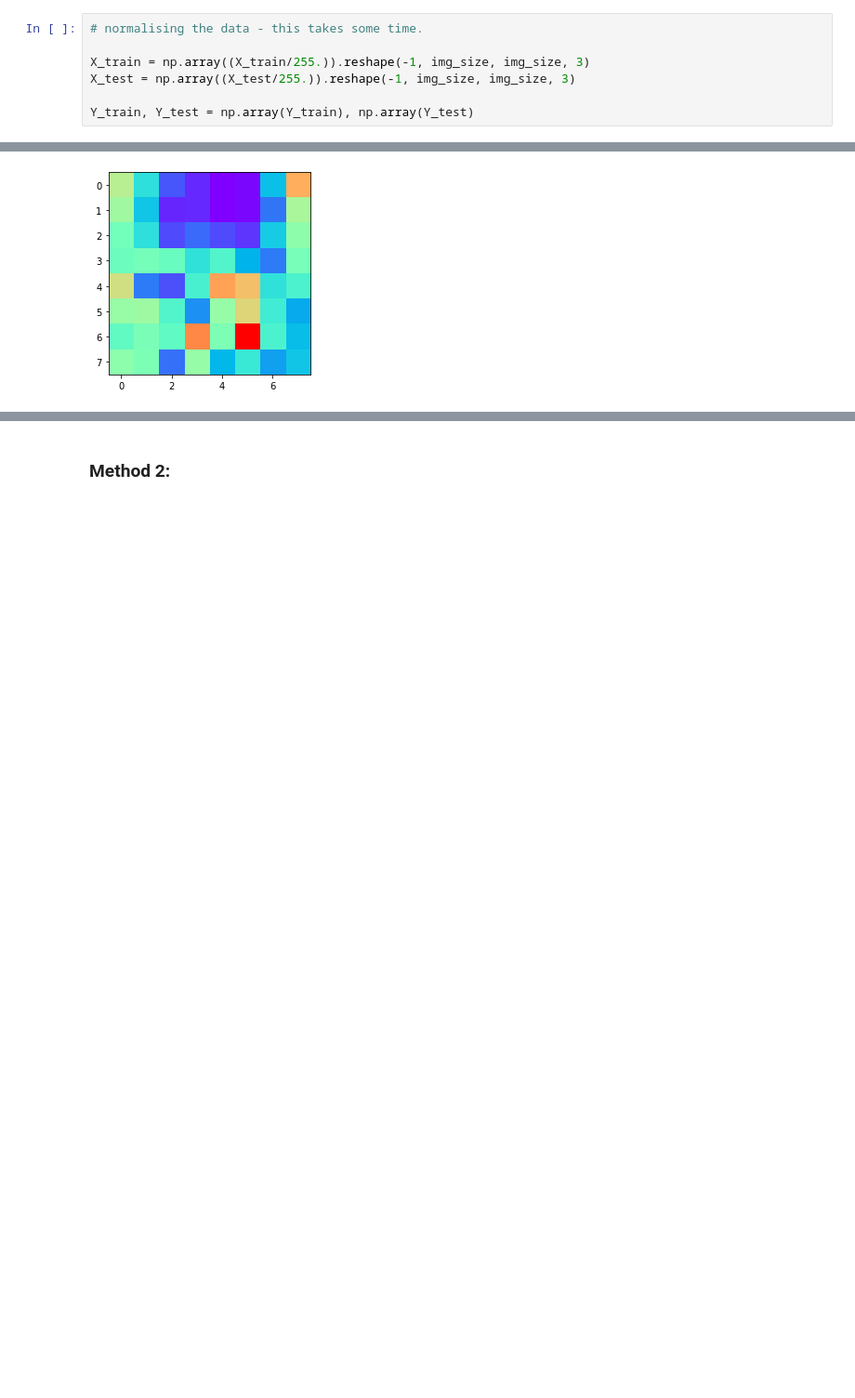
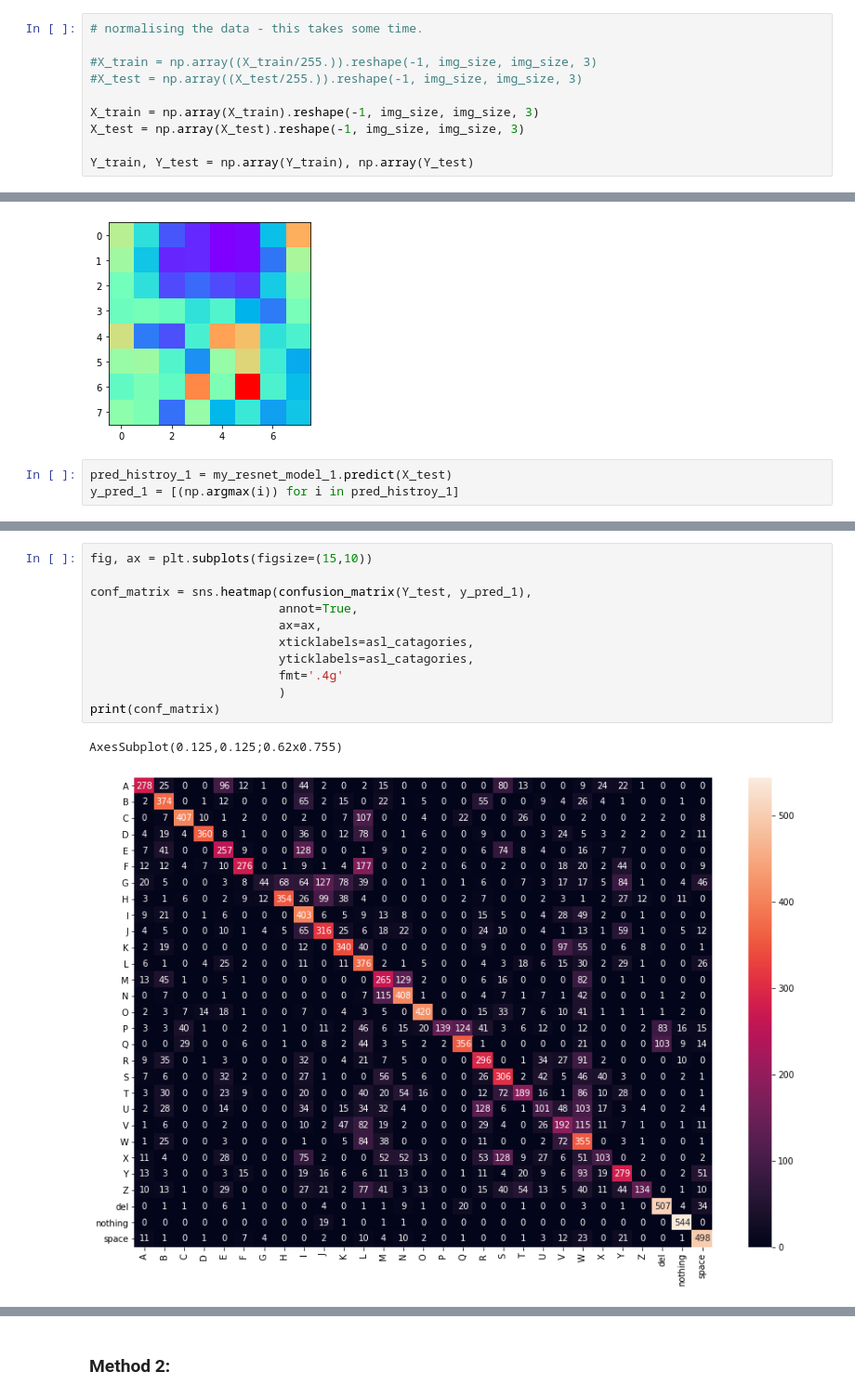
Before and after one commit to RoadToML/msa-phase-2-2019, a Jupyter notebook: transfer_learning/transfer_learning.ipynb, the cells around one changed output, grey strips where cells are left out. Shown at 93% size. Drawn from its saved outputs; the diff is of its cells as text; blank space fills up the shorter version.

Commit message:
add confusion matrix, precision report

```diff
--- a/transfer_learning/transfer_learning.ipynb
+++ b/transfer_learning/transfer_learning.ipynb
@@ -374,8 +374,11 @@ X_train, X_test, Y_train, Y_test = train_test_split(X, Y, test_size=0.2, random_
 # %%
 # normalising the data - this takes some time.
 
-X_train = np.array((X_train/255.)).reshape(-1, img_size, img_size, 3)
-X_test = np.array((X_test/255.)).reshape(-1, img_size, img_size, 3)
+#X_train = np.array((X_train/255.)).reshape(-1, img_size, img_size, 3)
+#X_test = np.array((X_test/255.)).reshape(-1, img_size, img_size, 3)
+
+X_train = np.array(X_train).reshape(-1, img_size, img_size, 3)
+X_test = np.array(X_test).reshape(-1, img_size, img_size, 3)
 
 Y_train, Y_test = np.array(Y_train), np.array(Y_test)
 # %%
@@ -554,3 +576,6 @@ for feature_model in get_feature_model_gen_1():
 [figure]
 [figure]
 [figure]
+# %%
+pred_histroy_1 = my_resnet_model_1.predict(X_test)
+y_pred_1 = [(np.argmax(i)) for i in pred_histroy_1]
@@ -556,0 +602,14 @@ for feature_model in get_feature_model_gen_1():
+# %%
+fig, ax = plt.subplots(figsize=(15,10))
+
+conf_matrix = sns.heatmap(confusion_matrix(Y_test, y_pred_1),
+                          annot=True,
+                          ax=ax,
+                          xticklabels=asl_catagories,
+                          yticklabels=asl_catagories,
+                          fmt='.4g'
+                          )
+print(conf_matrix)
+# %% [output]
+AxesSubplot(0.125,0.125;0.62x0.755)
+[figure, added]
```
Also changed, not shown: parts of 16 cells of this notebook.
